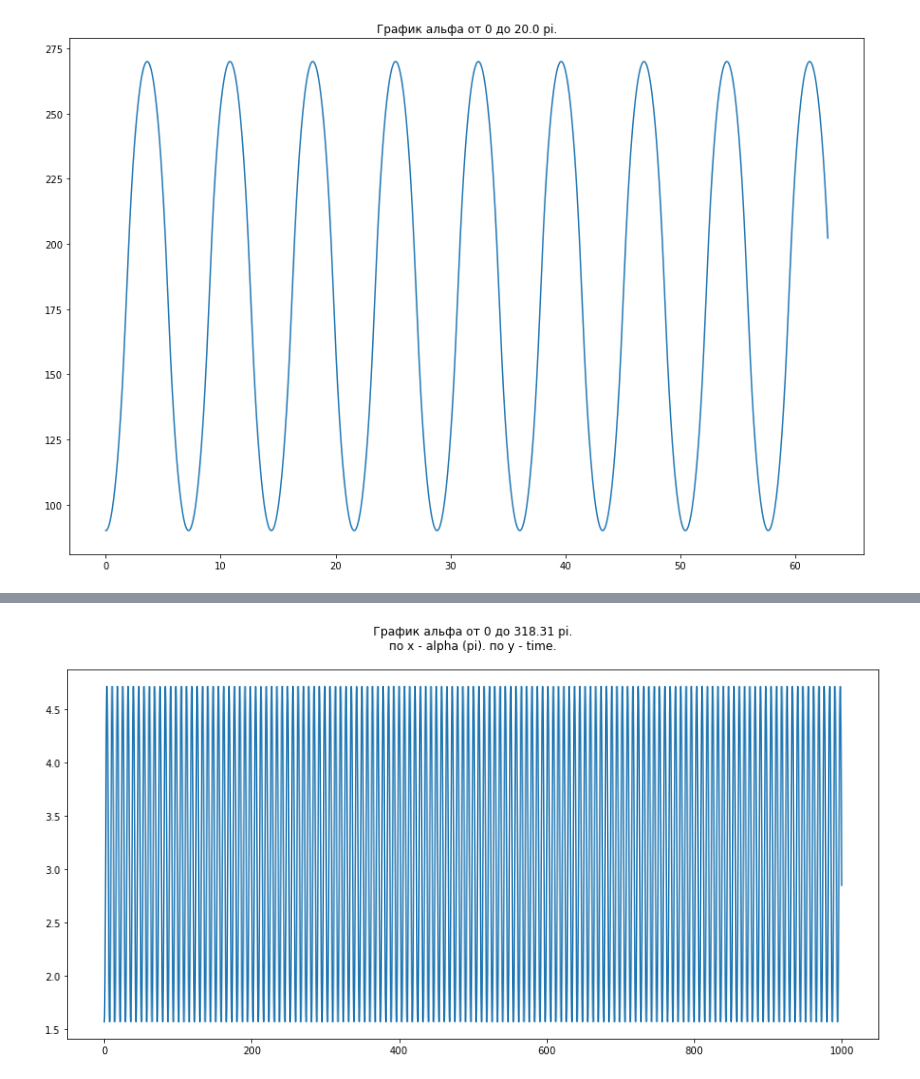
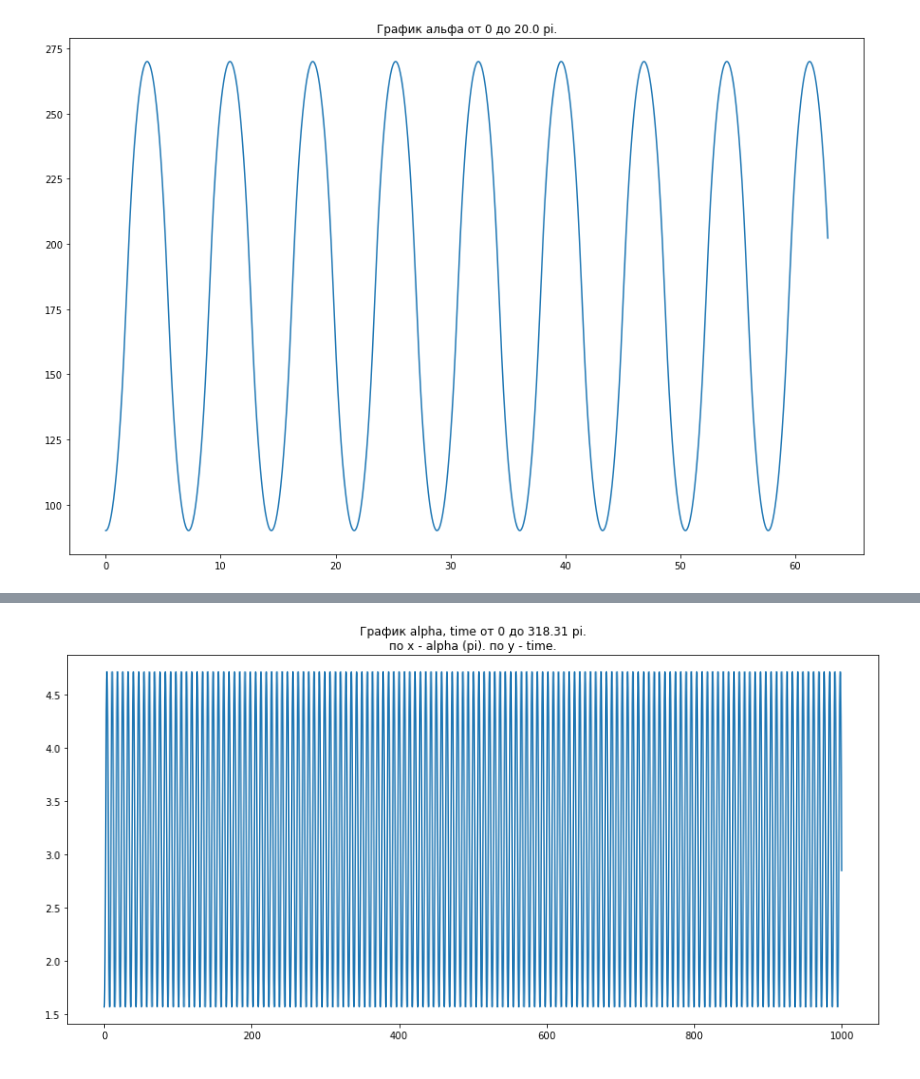
Before and after one commit to paantya/exoplanet-2017, a Jupyter notebook: el.ipynb, the cells around one changed output, grey strips where cells are left out. Cells and saved outputs as stored; diff of their text form; code cells hidden in the pictures.

```diff
--- a/el.ipynb
+++ b/el.ipynb
@@ -73,6 +73,6 @@ result = odeint(fun, date0, t)
 
 plt.figure(figsize=(15,7))
 
-plt.title('График альфа от {} до {} pi.\nпо х - alpha (pi). по у - time.\n'.format(round(begin,2),round(end/np.pi,2)))
+plt.title('График alpha, time от {} до {} pi.\nпо х - alpha (pi). по у - time.'.format(round(begin,2),round(end/np.pi,2)))
 plt.plot(t ,[i[0] for i in result])
 # %% [output]
@@ -81 +81 @@ Wall time: 2.03 s
-[figure, old version]
+[figure, new version]
```
Also changed, not shown: parts of 1 cell of this notebook.
